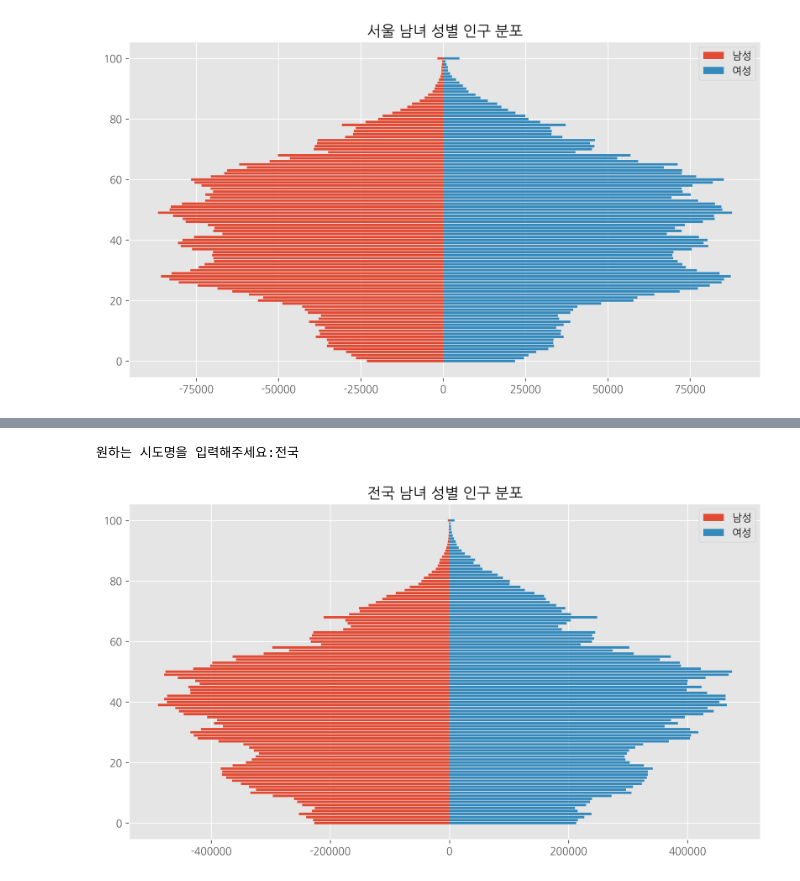
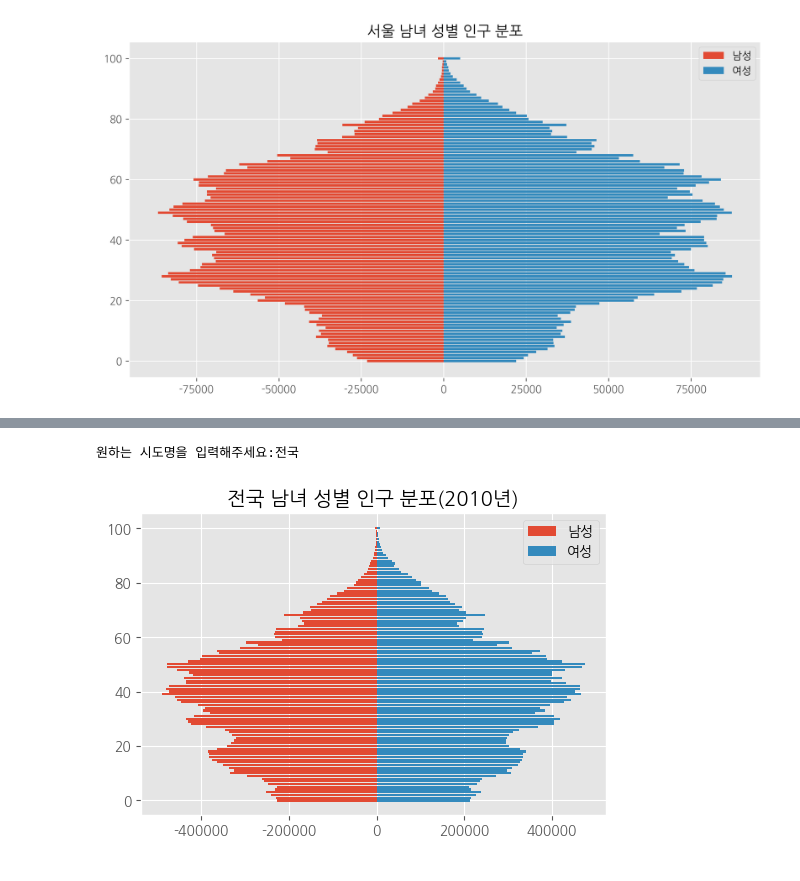
Before and after one commit to dubussy/insideout, a Jupyter notebook: population.ipynb, the cells around one changed output, grey strips where cells are left out. Drawn from its saved outputs; the diff is of its cells as text; code cells hidden in the pictures.

```diff
--- a/population.ipynb
+++ b/population.ipynb
@@ -33,7 +43,7 @@ Saving 2020korea.csv to 2020korea.csv
 # %%
-#1. 2020년 전국 인구 구성 항아리 그래프 (교과서 업데이트)
+#1. 2020년 전국 인구 피라미드 그래프 (교과서 업데이트)
 import csv
-f=open('2020korea.csv', encoding = 'cp949')
+f=open('202012korea.csv', encoding = 'cp949')
 data = csv.reader(f)
 m=[]
 f=[]
@@ -49,7 +59,7 @@ plt.style.use('ggplot')
 plt.figure(figsize=(11,6),dpi=300)
 plt.rc('font', family='NanumGothic')
 plt.rcParams['axes.unicode_minus']=False
-plt.title('전국 남녀 성별 인구 분포')
+plt.title('전국 남녀 성별 인구 분포(2020년)')
 plt.barh(range(101),m, label='남성')
 plt.barh(range(101),f,label='여성')
 plt.legend()
@@ -61,7 +71,7 @@ findfont: Font family ['NanumGothic'] not found. Falling back to DejaVu Sans.
 # %%
-#2. 2020년 시도 인구 구성 항아리 그래프 (지역별 차이 알아보기)
+#2. 2020년 시도 인구 피라미드 그래프 (지역별 차이 알아보기)
 import csv
-f=open('2020korea.csv', encoding = 'cp949')
+f=open('202012korea.csv', encoding = 'cp949')
 data = csv.reader(f)
 m=[]
 f=[]
@@ -78,7 +88,7 @@ plt.style.use('ggplot')
 plt.figure(figsize=(11,6),dpi=300)
 plt.rc('font', family='NanumGothic')
 plt.rcParams['axes.unicode_minus']=False
-plt.title(name+' 남녀 성별 인구 분포')
+plt.title(name+' 남녀 성별 인구 분포(2020년)')
 plt.barh(range(101),m, label='남성')
 plt.barh(range(101),f,label='여성')
 plt.legend()
@@ -96,7 +110,7 @@ Saving 2020.csv to 2020.csv
 # %%
-#3. 2020년 동네 인구 구성 항아리 그래프 (학생들이 사는 동네 관심 유발하기)
+#3. 2020년 동네 인구피라미드 그래프 (학생들이 사는 동네 관심 유발하기)
 import csv
-f=open('2020.csv', encoding = 'cp949')
+f=open('202012town.csv', encoding = 'cp949')
 data=csv.reader(f)
 m=[]
 f=[]
@@ -113,7 +127,7 @@ plt.style.use('ggplot')
 plt.figure(figsize=(11,6),dpi=300)
 plt.rc('font', family='NanumGothic')
 plt.rcParams['axes.unicode_minus']=False
-plt.title(name+' 남녀 성별 인구 분포')
+plt.title(name+' 남녀 성별 인구 분포(2020년)')
 plt.barh(range(101),m, label='남성')
 plt.barh(range(101),f,label='여성')
 plt.legend()
@@ -131,28 +151,28 @@ Saving 2010korea.csv to 2010korea (1).csv
 # %%
 #4. 2010년 전국 인구 구성 항아리 그래프 (저출산 고령화 알아보기)
 import csv
 f=open('2010korea.csv', encoding = 'cp949')
 data=csv.reader(f)
 m=[]
 f=[]
 name=input('원하는 시도명을 입력해주세요:')
 for row in data:
     if name in row[0]:
         for i in range(0,101):
             m.append(-int(row[i+3].replace(',','')))
             f.append(int(row[-(i+1)].replace(',','')))
 f.reverse()
 
 import matplotlib.pyplot as plt
 plt.style.use('ggplot')
-plt.figure(figsize=(11,6),dpi=300)
+plt.figure(figsize=(6,4),dpi=100)
 plt.rc('font', family='NanumGothic')
 plt.rcParams['axes.unicode_minus']=False
-plt.title(name+' 남녀 성별 인구 분포')
+plt.title(name+' 남녀 성별 인구 분포(2010년)')
 plt.barh(range(101),m, label='남성')
 plt.barh(range(101),f,label='여성')
 plt.legend()
 plt.show()
 # %% [output]
 원하는 시도명을 입력해주세요:전국
-[figure, old version]
+[figure, new version]
```
Also changed, not shown: parts of 40 cells of this notebook.
